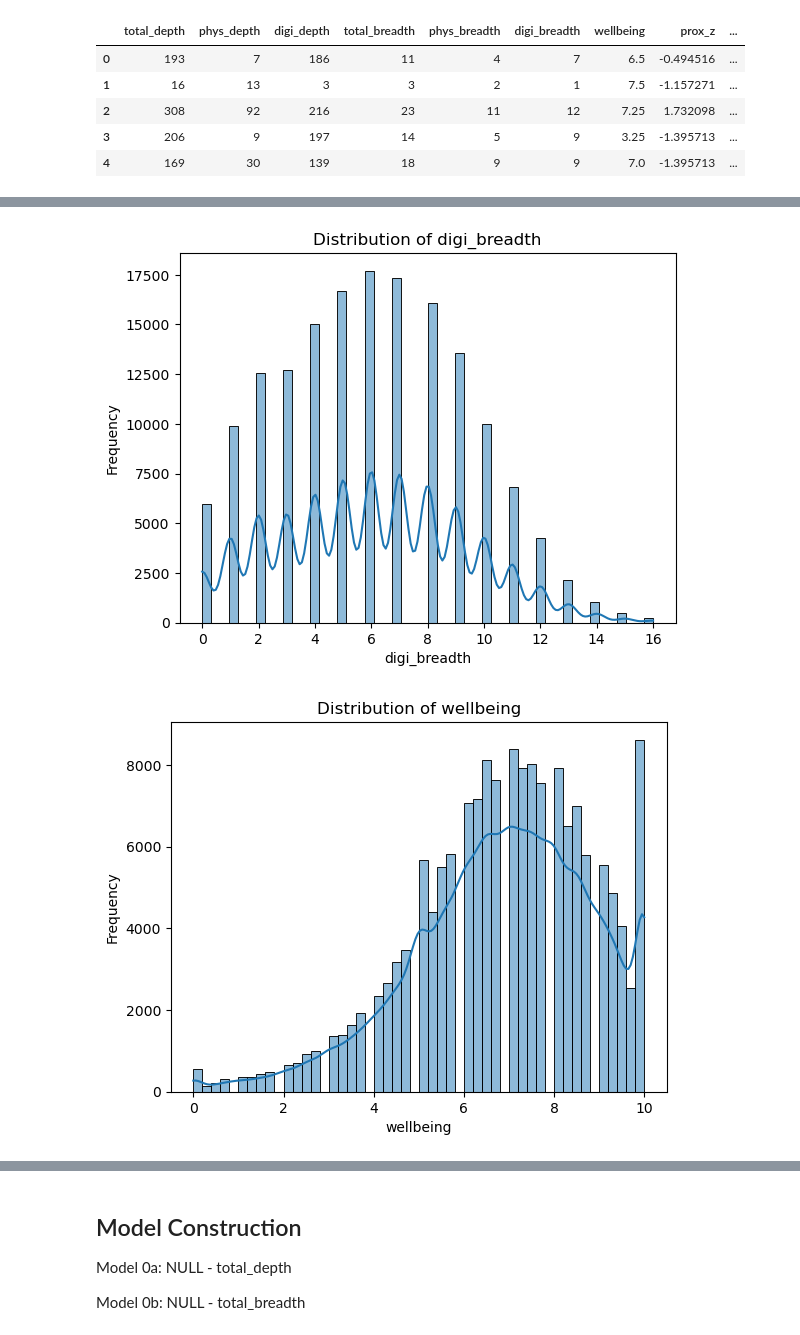
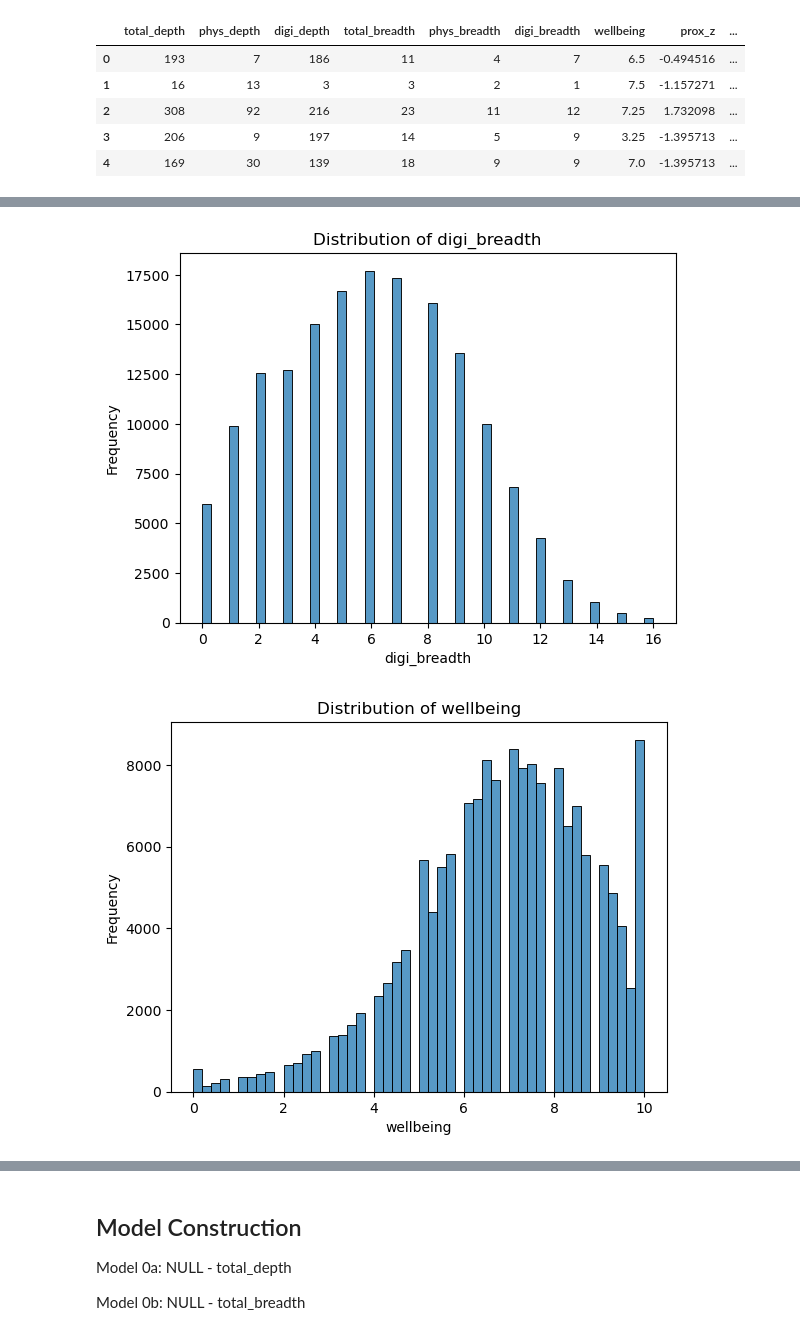
Before and after one commit to andrea-chong/spatial-cultural-access-england, a Jupyter notebook: research_notebooks/05_modelling.ipynb, the cells around one changed output, grey strips where cells are left out. Saved outputs shown, nothing was run; the diff lists cells and outputs as text; code cells hidden in the pictures.

Commit message:
produce reporting plots and tables

```diff
--- a/research_notebooks/05_modelling.ipynb
+++ b/research_notebooks/05_modelling.ipynb
@@ -332,6 +332,7 @@ for col in clean_model_df.select_dtypes(include=['category']):
 
     plt.figure(figsize=(8, 4))
 
+    display( clean_model_df[col].value_counts(normalize=False, dropna=False) )
     proportions = clean_model_df[col].value_counts(normalize=True, dropna=False) * 100
 
     sns.barplot(x=proportions.index, y=proportions.values)
@@ -409,0 +436,12 @@ Name: proportion, dtype: float64
+# %%
+### Calculate participation intensity
+# Normalize to 0–1 scale
+clean_model_df['breadth_norm'] = (clean_model_df['total_breadth'] - clean_model_df['total_breadth'].min()) \
+                                / (clean_model_df['total_breadth'].max() - clean_model_df['total_breadth'].min())
+
+clean_model_df['depth_norm'] = (clean_model_df['total_depth'] - clean_model_df['total_depth'].min()) \
+                                / (clean_model_df['total_depth'].max() - clean_model_df['total_depth'].min())
+
+clean_model_df['intensity'] = clean_model_df['breadth_norm'] * clean_model_df['depth_norm']
+
+clean_model_df.loc[:,['total_breadth', 'total_depth', 'intensity']].describe()
@@ -411,7 +483,7 @@ Name: proportion, dtype: float64
 # Plot distributions
 for col in clean_model_df.select_dtypes(include=['int', 'float']):
     plt.figure()
-    sns.histplot(clean_model_df[col].dropna(), bins=50, kde=True)
+    sns.histplot(clean_model_df[col].dropna(), bins=50, kde=False)
     plt.title(f'Distribution of {col}')
     plt.xlabel(col)
     plt.ylabel('Frequency')
@@ -425,2 +497,2 @@ for col in clean_model_df.select_dtypes(include=['int', 'float']):
-[figure, old version]
+[figure, new version]
-[figure, old version]
+[figure, new version]
```
Also changed, not shown: parts of 13 cells of this notebook.
